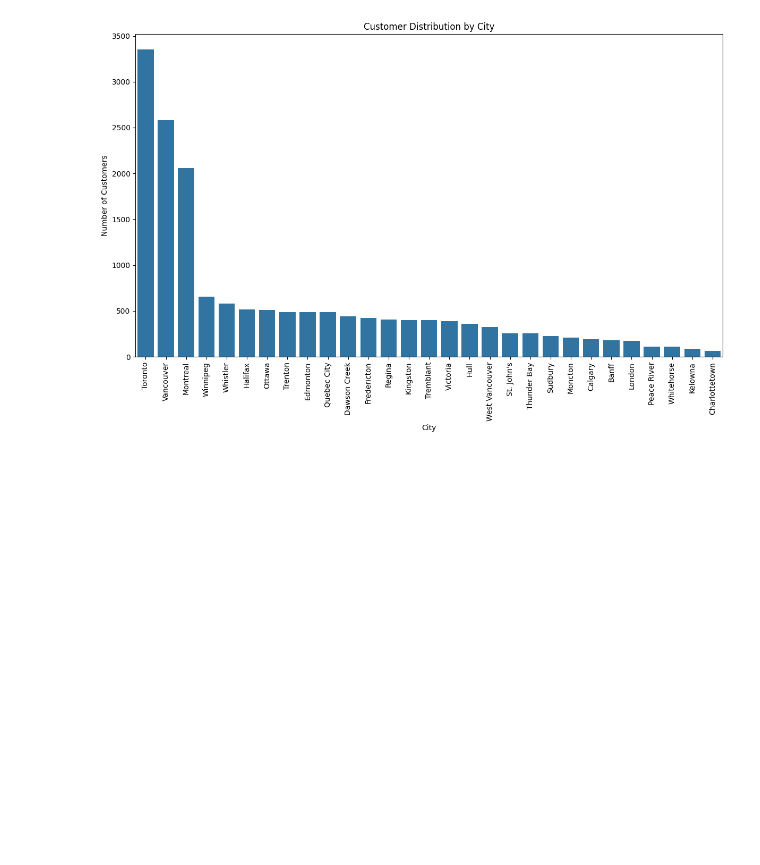
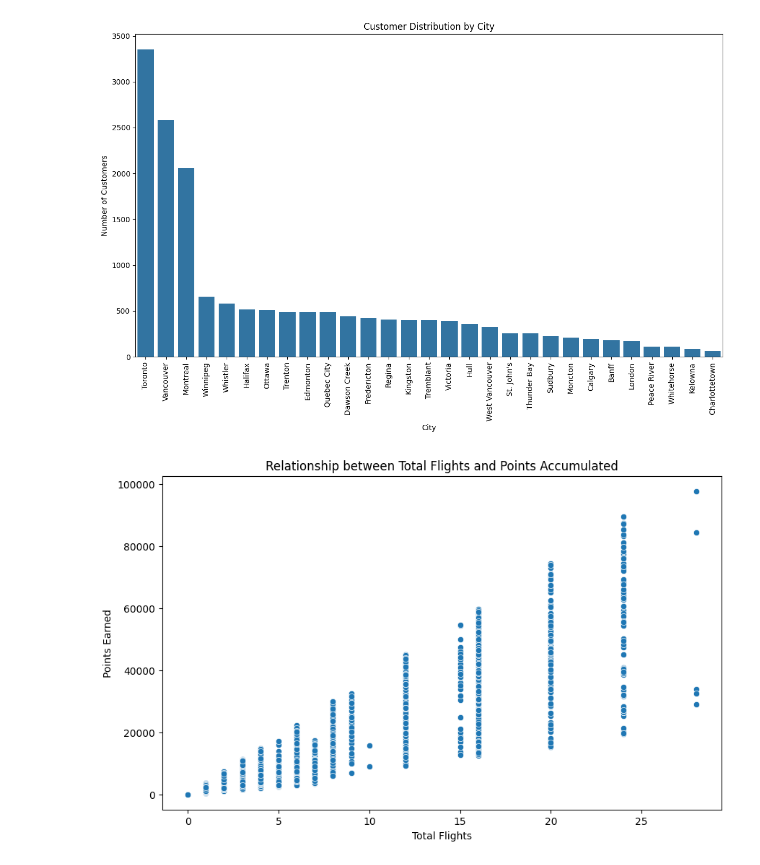
Before and after one commit to melvin-ngure/Airline_Customer_Loyalty_Program_and_Engagement_Analysis, a Jupyter notebook: Airline_Customer_Loyalty_Program_and_Engagement_Analysis.ipynb, the cells around one changed output. Saved outputs shown, nothing was run; the diff lists cells and outputs as text; code cells hidden in the pictures; blank space fills up the shorter version.

```diff
--- a/Airline_Customer_Loyalty_Program_and_Engagement_Analysis.ipynb
+++ b/Airline_Customer_Loyalty_Program_and_Engagement_Analysis.ipynb
@@ -235,3 +235,14 @@ plt.tight_layout()
 plt.show()
 # %% [output]
 [figure]
+# %%
+# Scatter plot showcasing relationship between total flights and points accumulated
+
+plt.figure(figsize=(10, 6))
+sns.scatterplot(x='Total Flights', y='Points Accumulated', data= flg_act)  # Use your dataframe here
+plt.title('Relationship between Total Flights and Points Accumulated')
+plt.xlabel('Total Flights')
+plt.ylabel('Points Earned')
+plt.show()
+# %% [output]
+[figure, added]
```
Also changed, not shown: parts of 9 cells of this notebook, 1 other file.
